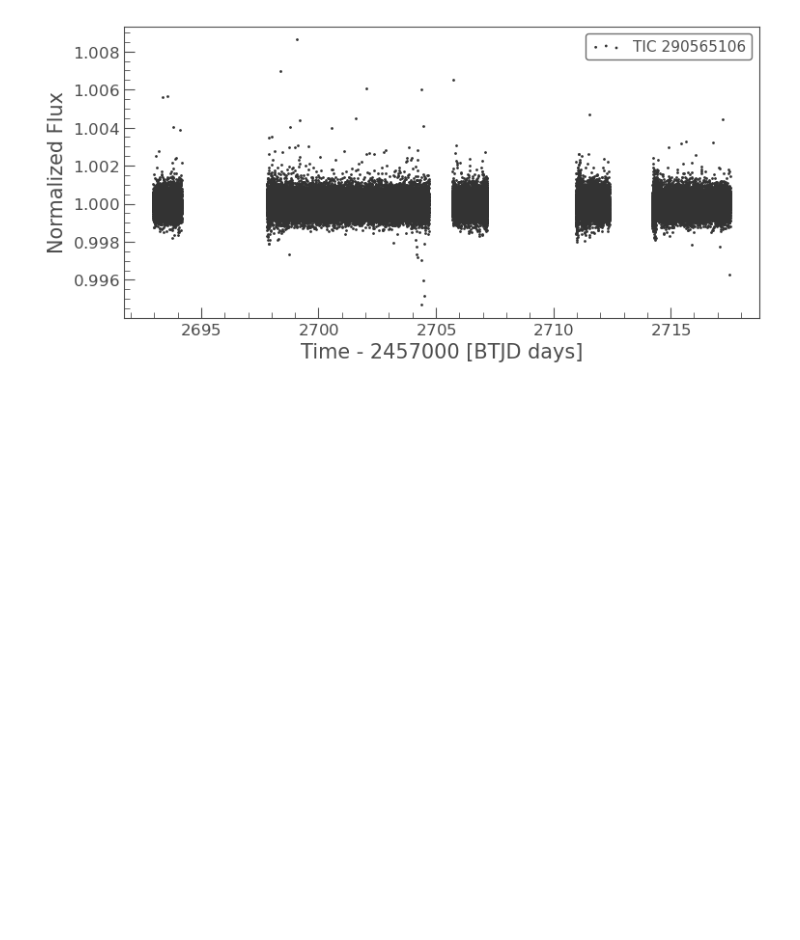
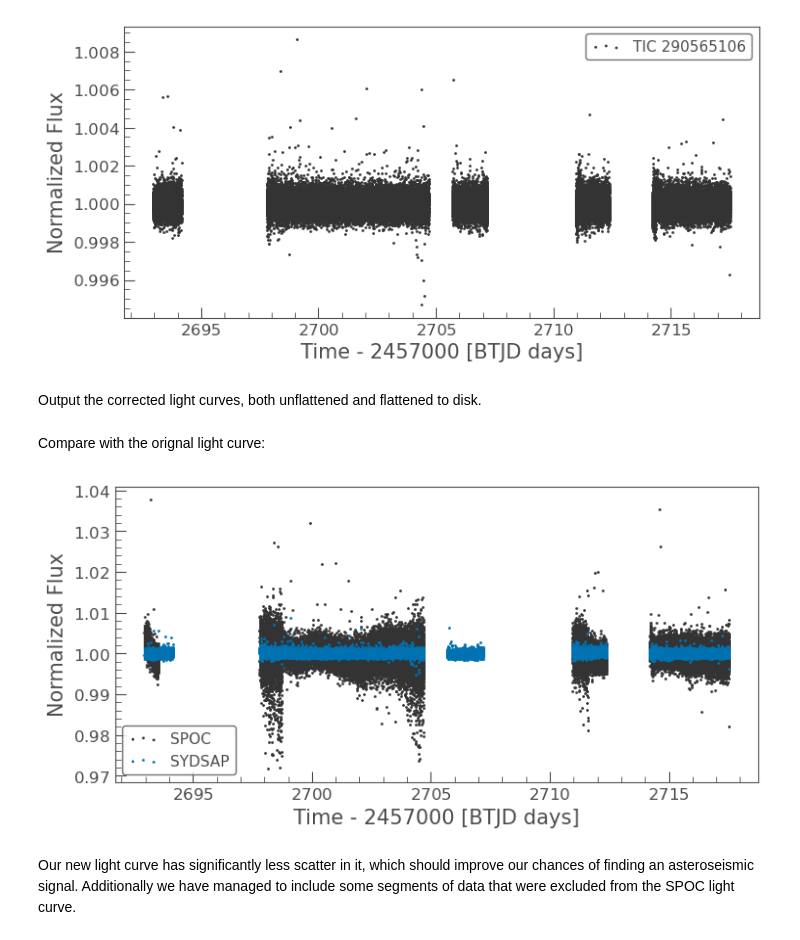
Before and after one commit to hvidy/HD140283-lc, a Jupyter notebook: HD140283.ipynb, the cells around one changed output. Saved outputs shown, nothing was run; the diff lists cells and outputs as text; code cells hidden in the pictures; blank space fills up the shorter version.

```diff
--- a/HD140283.ipynb
+++ b/HD140283.ipynb
@@ -132,4 +197,6 @@ trend_lc.plot(ax=ax,c='r');
 flat_lc.scatter();
 # %% [output]
 [figure]
+# %% [markdown]
+Output the corrected light curves, both unflattened and flattened to disk.
 # %%
@@ -138,3 +205,12 @@ lc.to_fits('lightcurves/HD140283_20s_S51_SYDSAP_corr.fits')
 # %%
 flat_lc.to_csv(path_or_buf='lightcurves/HD140283_20s_S51_SYDSAP_corr_flat.csv')
 flat_lc.to_fits('lightcurves/HD140283_20s_S51_SYDSAP_corr_flat.fits')
+# %% [markdown]
+Compare with the orignal light curve:
+# %%
+ax = spoc_lc.normalize().scatter(label='SPOC')
+corrected_lc.normalize().scatter(ax=ax,label='SYDSAP');
+# %% [output]
+[figure, added]
+# %% [markdown]
+Our new light curve has significantly less scatter in it, which should improve our chances of finding an asteroseismic signal. Additionally we have managed to include some segments of data that were excluded from the SPOC light curve.
```
Also changed, not shown: parts of 44 cells of this notebook.
